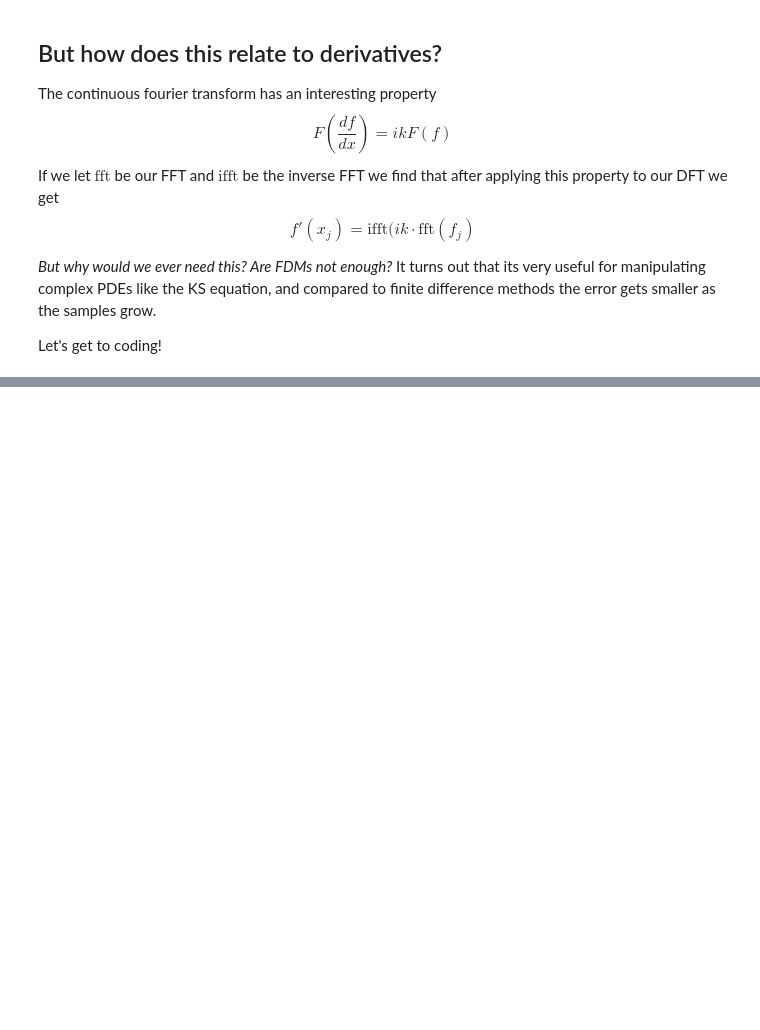
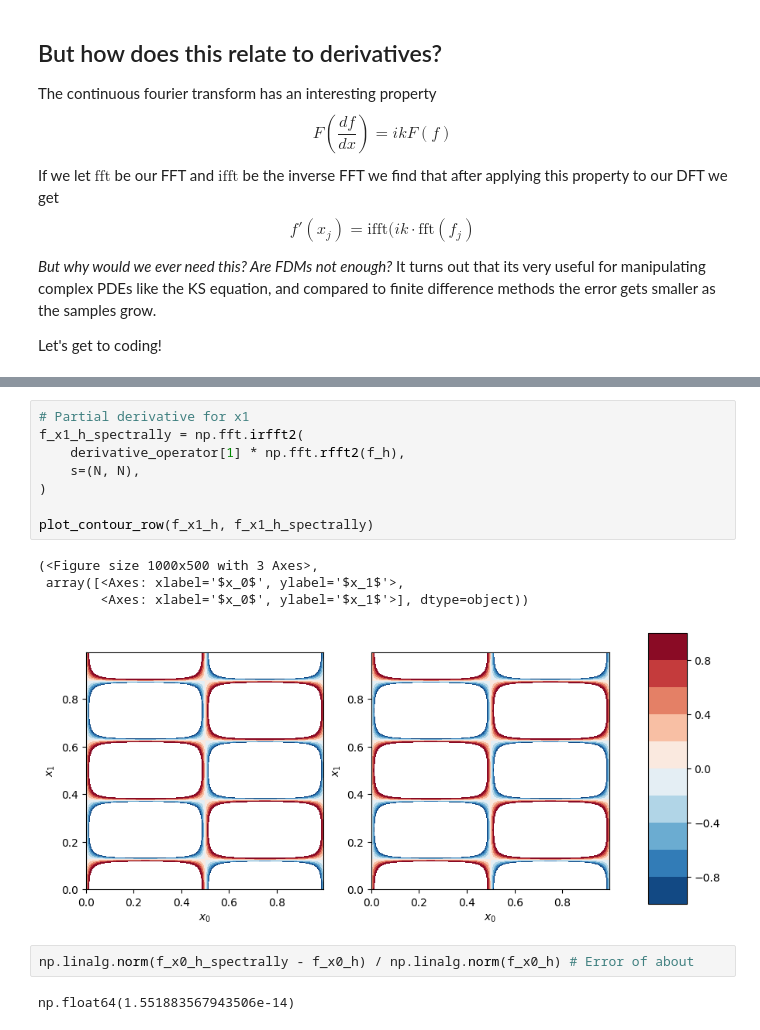
Before and after one commit to kris-gaudel/pinn, a Jupyter notebook: models/spectral_dx.ipynb, the cells around one changed output, grey strips where cells are left out. Drawn from its saved outputs; the diff is of its cells as text; blank space fills up the shorter version.

```diff
--- a/models/spectral_dx.ipynb
+++ b/models/spectral_dx.ipynb
@@ -76,0 +150,17 @@ plt.legend()
+# %%
+# Partial derivative for x1
+f_x1_h_spectrally = np.fft.irfft2(
+    derivative_operator[1] * np.fft.rfft2(f_h),
+    s=(N, N),
+)
+
+plot_contour_row(f_x1_h, f_x1_h_spectrally)
+# %% [output]
+(<Figure size 1000x500 with 3 Axes>,
+ array([<Axes: xlabel='$x_0$', ylabel='$x_1$'>,
+        <Axes: xlabel='$x_0$', ylabel='$x_1$'>], dtype=object))
+[figure, added]
+# %%
+np.linalg.norm(f_x0_h_spectrally - f_x0_h) / np.linalg.norm(f_x0_h) # Error of about
+# %% [output]
+np.float64(1.551883567943506e-14)
```
Also changed, not shown: parts of 7 cells of this notebook.
